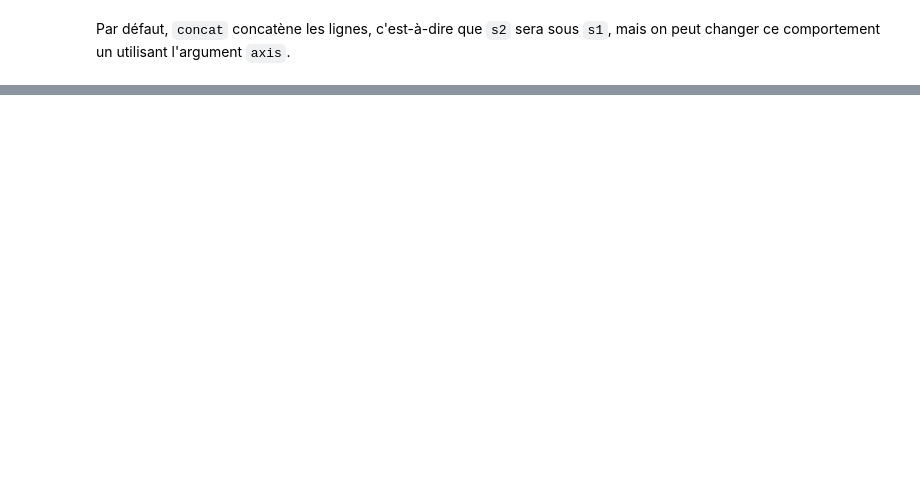
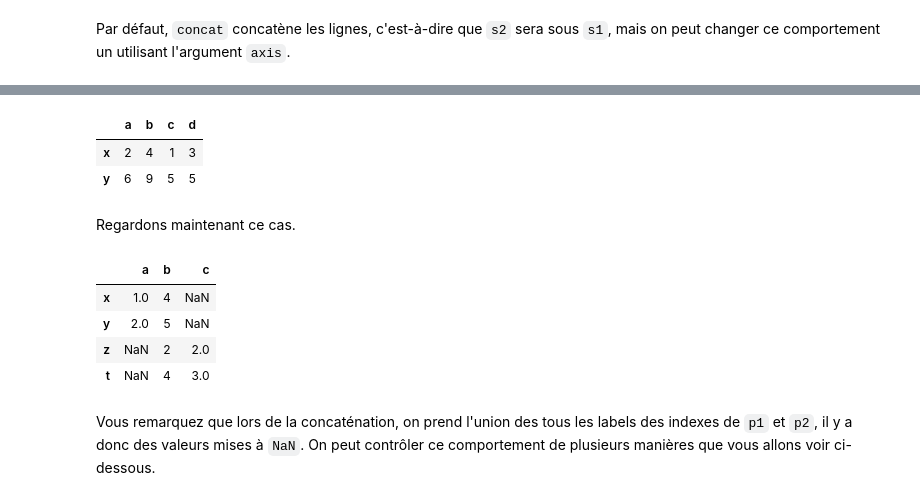
Before and after one commit to flotpython/course, a Jupyter notebook: w7/w7-s3-c04-operations-avancee-pandas.ipynb, the cells around one changed output, grey strips where cells are left out. Drawn from its saved outputs; the diff is of its cells as text; code cells hidden in the pictures; blank space fills up the shorter version.

```diff
--- a/w7/w7-s3-c04-operations-avancee-pandas.ipynb
+++ b/w7/w7-s3-c04-operations-avancee-pandas.ipynb
@@ -49,0 +75,22 @@ pd.concat([s1, s2], axis=1)
+# %%
+p1 = pd.DataFrame(np.random.randint(1, 10, size=(2,2)), columns=list('ab'), index=list('xy'))
+p2 = pd.DataFrame(np.random.randint(1, 10, size=(2,2)), columns=list('cd'), index=list('xy'))
+
+# concaténation des colonnes
+pd.concat([p1, p2], axis=1)
+# %% [output]
+|  | a | b | c | d |
+| x | 2 | 4 | 1 | 3 |
+| y | 6 | 9 | 5 | 5 |
+# %% [markdown]
+Regardons maintenant ce cas.
+# %%
+pd.concat([p1, p2])
+# %% [output]
+|  | a | b | c |
+| x | 1.0 | 4 | NaN |
+| y | 2.0 | 5 | NaN |
+| z | NaN | 2 | 2.0 |
+| t | NaN | 4 | 3.0 |
+# %% [markdown]
+Vous remarquez que lors de la concaténation, on prend l'union des tous les labels des indexes de `p1` et `p2`, il y a donc des valeurs mises à `NaN`. On peut contrôler ce comportement de plusieurs manières que vous allons voir ci-dessous.
```
Also changed, not shown: parts of 43 cells of this notebook.
